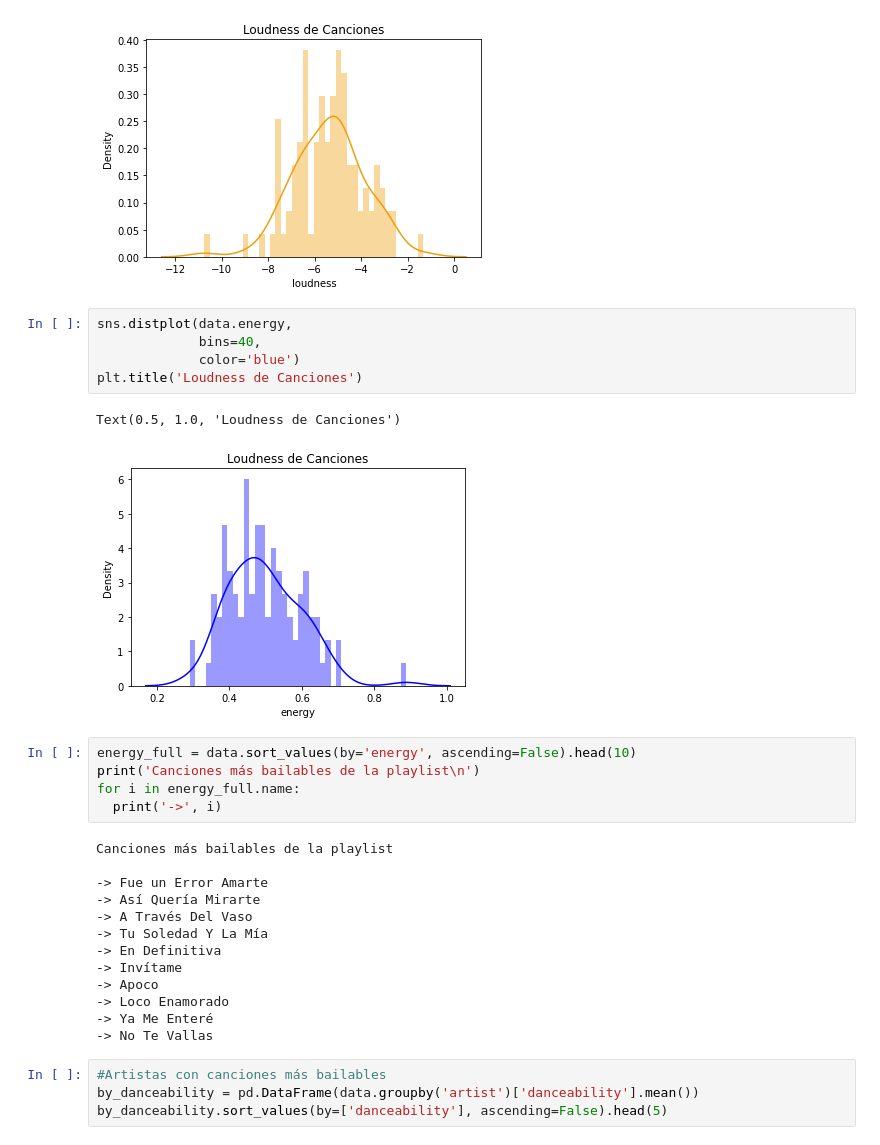
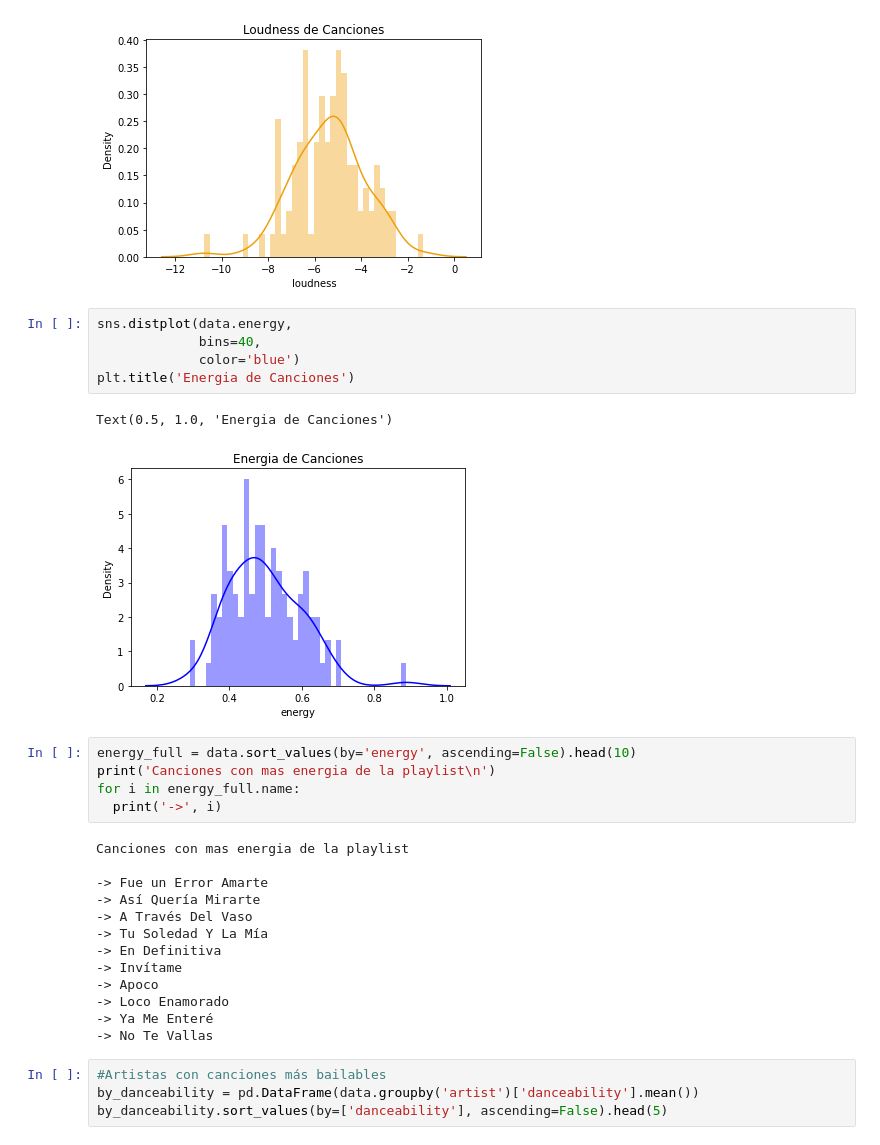
Before and after one commit to nestorjuarezR/Data_Science, a Jupyter notebook: playlist_spotify.ipynb, the cells around one changed output. Saved outputs shown, nothing was run; the diff lists cells and outputs as text.

```diff
--- a/playlist_spotify.ipynb
+++ b/playlist_spotify.ipynb
@@ -155,18 +155,18 @@ Text(0.5, 1.0, 'Loudness de Canciones')
 # %%
 sns.distplot(data.energy,
              bins=40,
              color='blue')
-plt.title('Loudness de Canciones')
+plt.title('Energia de Canciones')
 # %% [output]
-Text(0.5, 1.0, 'Loudness de Canciones')
+Text(0.5, 1.0, 'Energia de Canciones')
-[figure, old version]
+[figure, new version]
 # %%
 energy_full = data.sort_values(by='energy', ascending=False).head(10)
-print('Canciones más bailables de la playlist\n')
+print('Canciones con mas energia de la playlist\n')
 for i in energy_full.name:
   print('->', i)
 # %% [output]
-Canciones más bailables de la playlist
+Canciones con mas energia de la playlist
 
 -> Fue un Error Amarte
 -> Así Quería Mirarte
```
Also changed, not shown: parts of 6 cells of this notebook.
